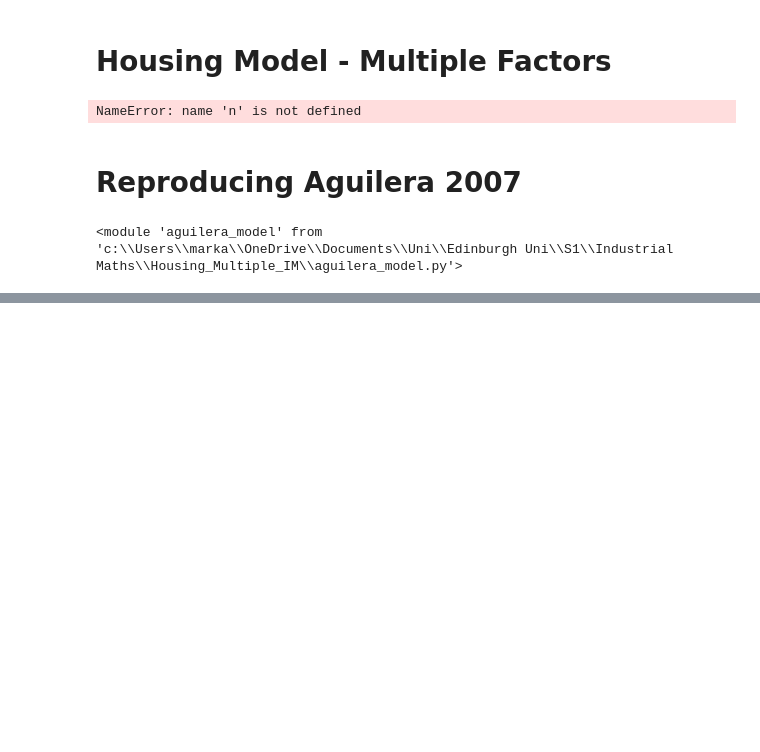
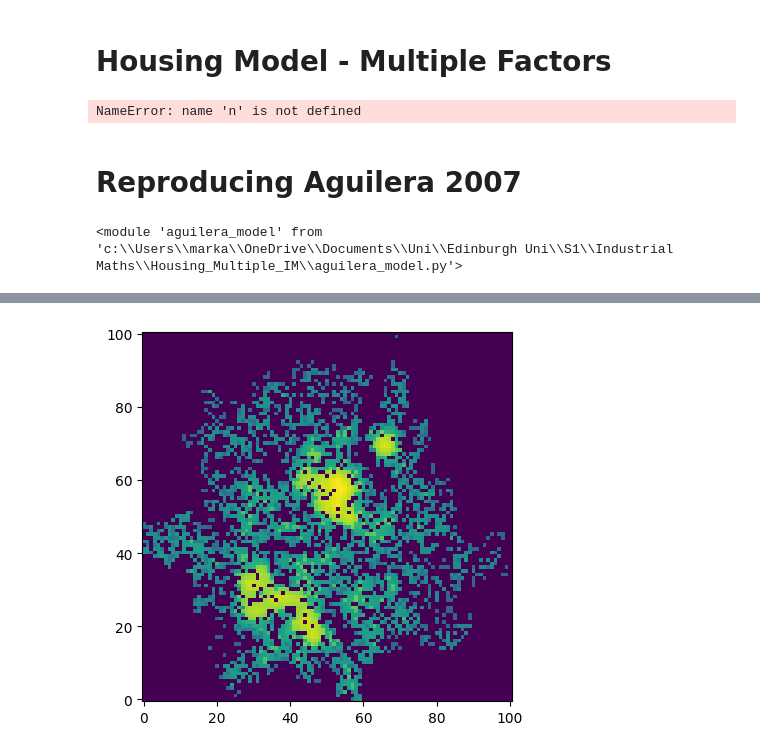
Before and after one commit to markalvaress/Housing_Multiple_IM, a Jupyter notebook: toy_model.ipynb, the cells around one changed output, grey strips where cells are left out. Drawn from its saved outputs; the diff is of its cells as text; code cells hidden in the pictures; blank space fills up the shorter version.

```diff
--- a/toy_model.ipynb
+++ b/toy_model.ipynb
@@ -190,0 +219,5 @@ plt.show()
+# %%
+plt.imshow(house_grid, origin = 'lower')
+plt.show()
+# %% [output]
+[figure, added]
```
Also changed, not shown: parts of 9 cells of this notebook, 2 other files.
